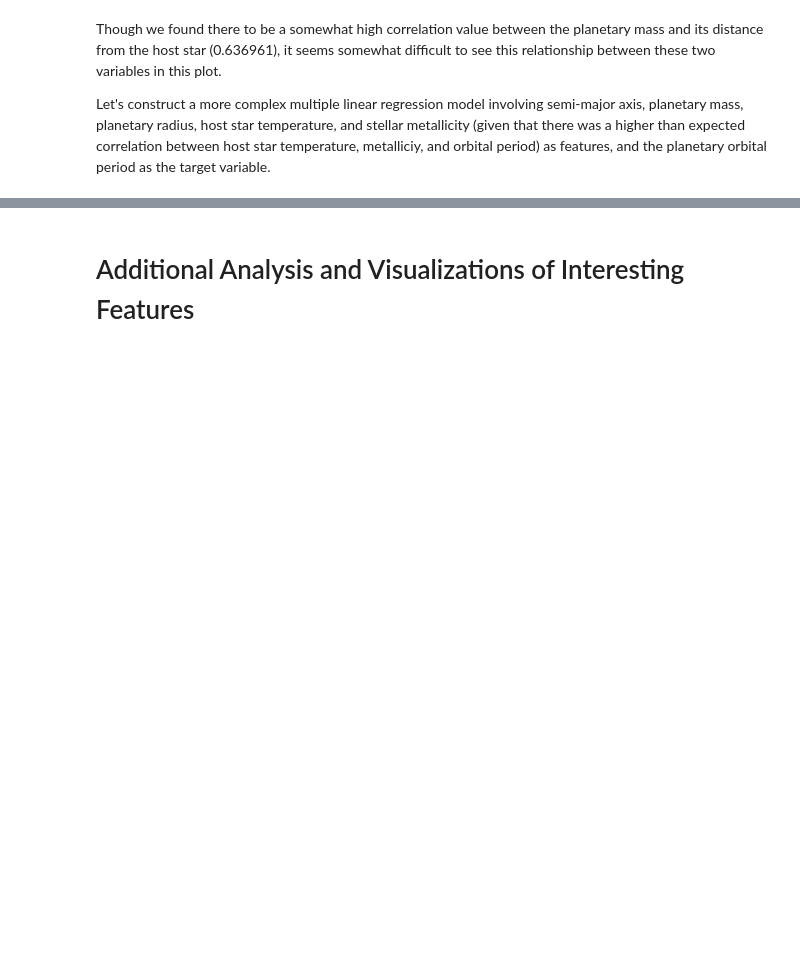
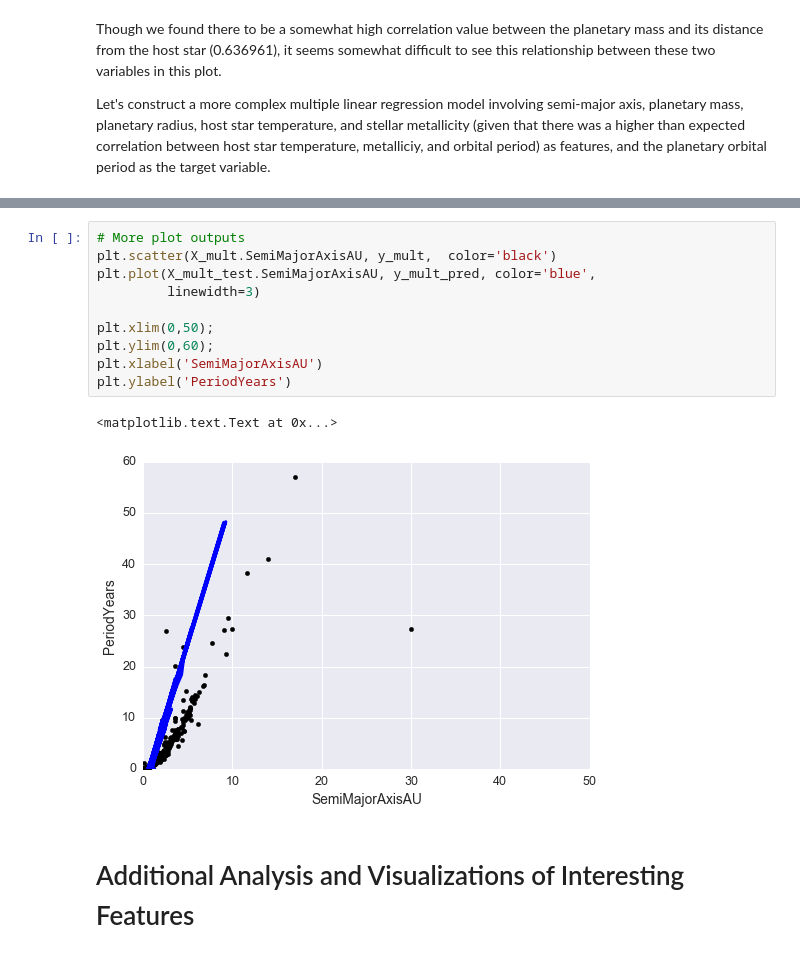
Before and after one commit to markyashar/sf16_ids1_project, a Jupyter notebook: exoplanet_exploration1.ipynb, the cells around one changed output, grey strips where cells are left out. Saved outputs shown, nothing was run; the diff lists cells and outputs as text; blank space fills up the shorter version.

```diff
--- a/exoplanet_exploration1.ipynb
+++ b/exoplanet_exploration1.ipynb
@@ -448,3 +597,16 @@ ValueError: Found arrays with inconsistent numbers of samples: [ 332 3341]
+# %%
+# More plot outputs
+plt.scatter(X_mult.SemiMajorAxisAU, y_mult,  color='black')
+plt.plot(X_mult_test.SemiMajorAxisAU, y_mult_pred, color='blue',
+         linewidth=3)
+
+plt.xlim(0,50);
+plt.ylim(0,60);
+plt.xlabel('SemiMajorAxisAU')
+plt.ylabel('PeriodYears')
+# %% [output]
+<matplotlib.text.Text at 0x...>
+[figure, added]
 # %% [markdown]
 # Additional Analysis and Visualizations of Interesting Features
 # %% [markdown]
```
Also changed, not shown: parts of 8 cells of this notebook.
